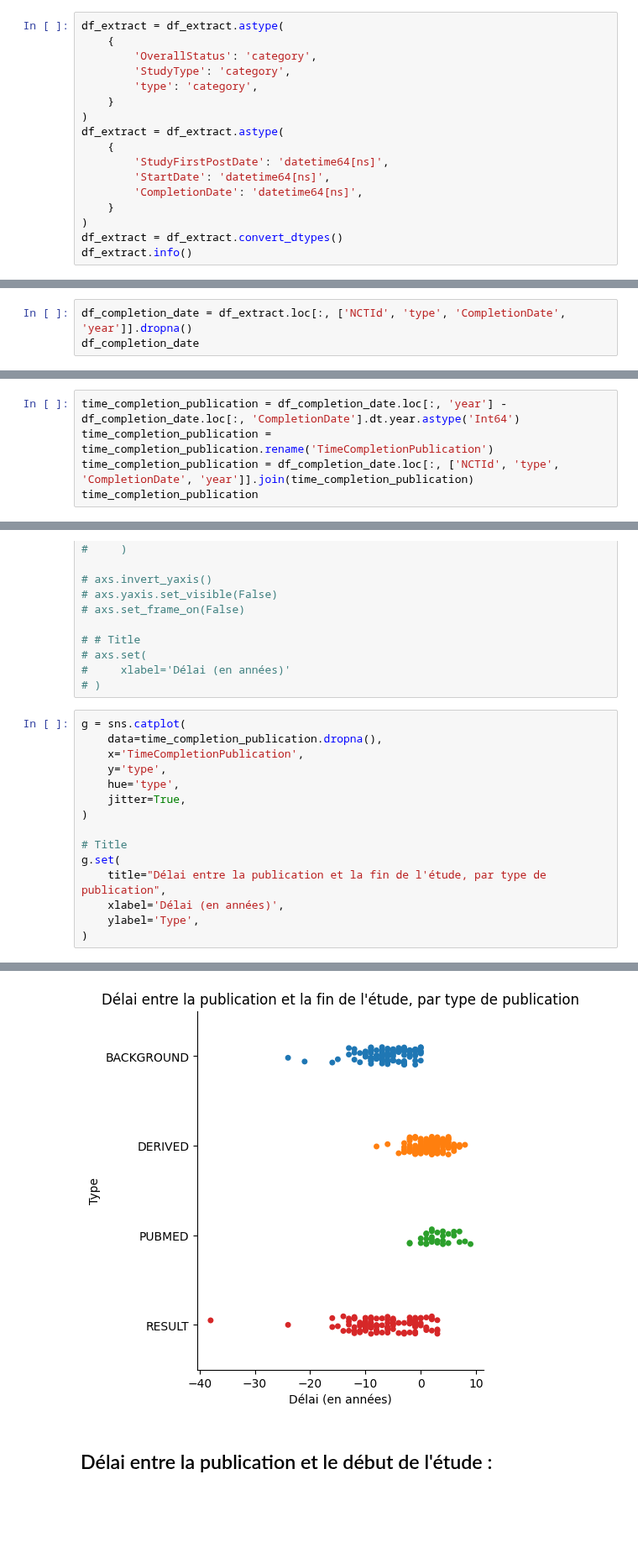
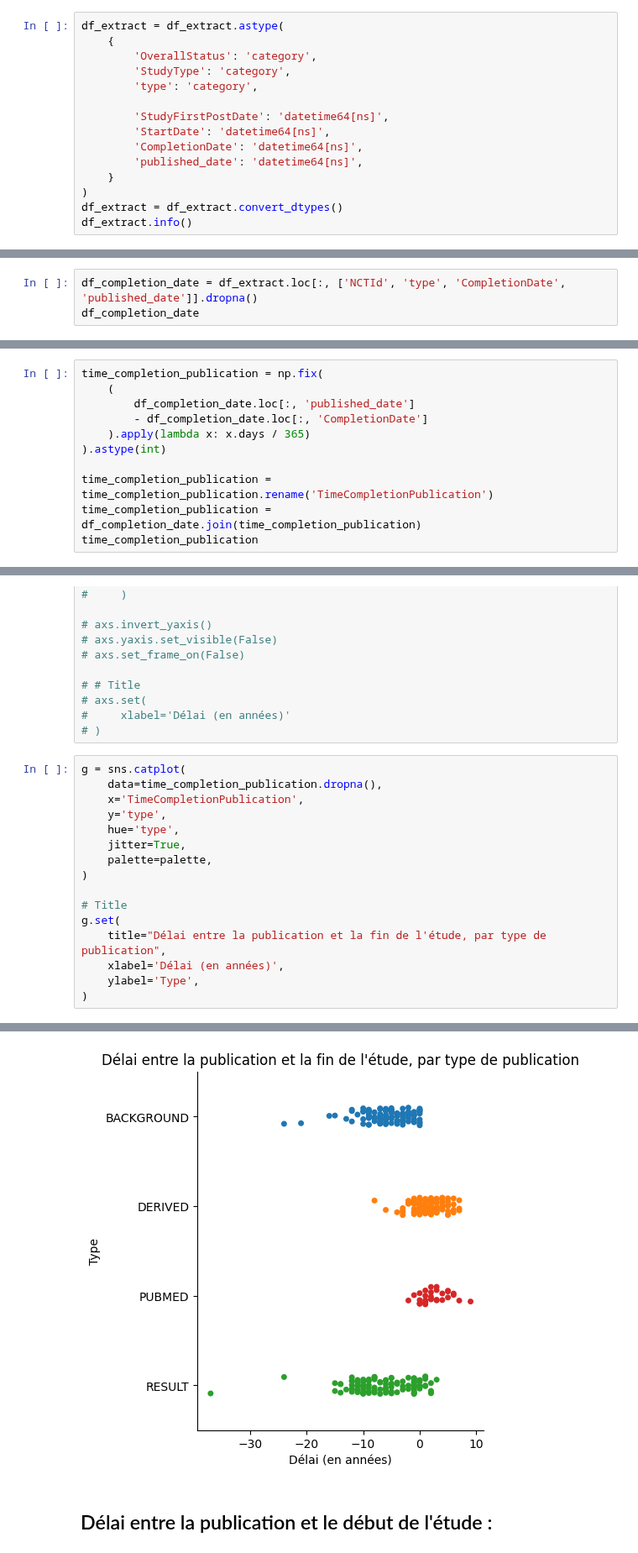
Before and after one commit to Inserm-IST/BSO-Inserm-Sante, a Jupyter notebook: 02_traitement_donnees_sante.ipynb, the cells around one changed output, grey strips where cells are left out. Shown at 84% size. Saved outputs shown, nothing was run; the diff lists cells and outputs as text; blank space fills up the shorter version.

Commit message:
Improved treatment of dates
Use complete date instead of just year of publication, thanks to more
accurate date of publication extracted from Unpaywall.

```diff
--- a/02_traitement_donnees_sante.ipynb
+++ b/02_traitement_donnees_sante.ipynb
@@ -36,13 +37,11 @@ df_extract = df_extract.astype(
         'OverallStatus': 'category',
         'StudyType': 'category',
         'type': 'category',
-    }
-)
-df_extract = df_extract.astype(
-    {
+
         'StudyFirstPostDate': 'datetime64[ns]',
         'StartDate': 'datetime64[ns]',
         'CompletionDate': 'datetime64[ns]',
+        'published_date': 'datetime64[ns]',
     }
 )
 df_extract = df_extract.convert_dtypes()
@@ -395,6 +510,6 @@ df_extract.loc[df_extract.loc[:, 'NCTId'].isin(res), ['NCTId', 'type']].head(10)
 # %% [markdown]
 ## Délai entre la publication et la fin de l'étude :
 # %%
-df_completion_date = df_extract.loc[:, ['NCTId', 'type', 'CompletionDate', 'year']].dropna()
+df_completion_date = df_extract.loc[:, ['NCTId', 'type', 'CompletionDate', 'published_date']].dropna()
 df_completion_date
 # %% [output]
@@ -414,6 +542,12 @@ df_completion_date
 # %%
-time_completion_publication = df_completion_date.loc[:, 'year'] - df_completion_date.loc[:, 'CompletionDate'].dt.year.astype('Int64')
+time_completion_publication = np.fix(
+    (
+        df_completion_date.loc[:, 'published_date']
+        - df_completion_date.loc[:, 'CompletionDate']
+    ).apply(lambda x: x.days / 365)
+).astype(int)
+
 time_completion_publication = time_completion_publication.rename('TimeCompletionPublication')
-time_completion_publication = df_completion_date.loc[:, ['NCTId', 'type', 'CompletionDate', 'year']].join(time_completion_publication)
+time_completion_publication = df_completion_date.join(time_completion_publication)
 time_completion_publication
 # %% [output]
@@ -560,21 +694,22 @@ axes[0].tick_params(left=False)  # remove the ticks
 # %%
 g = sns.catplot(
     data=time_completion_publication.dropna(),
     x='TimeCompletionPublication',
     y='type',
     hue='type',
     jitter=True,
+    palette=palette,
 )
 
 # Title
 g.set(
     title="Délai entre la publication et la fin de l'étude, par type de publication",
     xlabel='Délai (en années)',
     ylabel='Type',
 )
 # %% [output]
 <seaborn.axisgrid.FacetGrid at 0x...>
-[figure, old version]
+[figure, new version]
 # %% [markdown]
 ## Délai entre la publication et le début de l'étude :
 # %%
```
Also changed, not shown: parts of 70 cells of this notebook, 1 other file.
